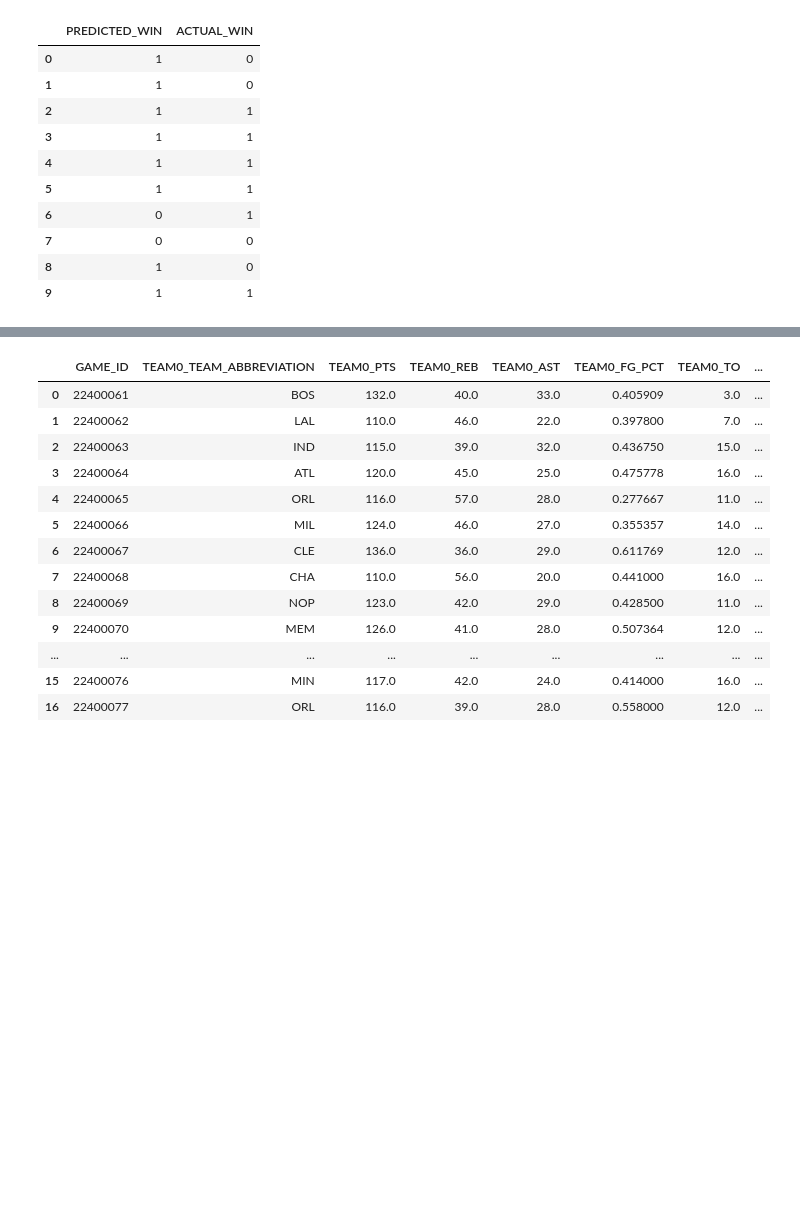
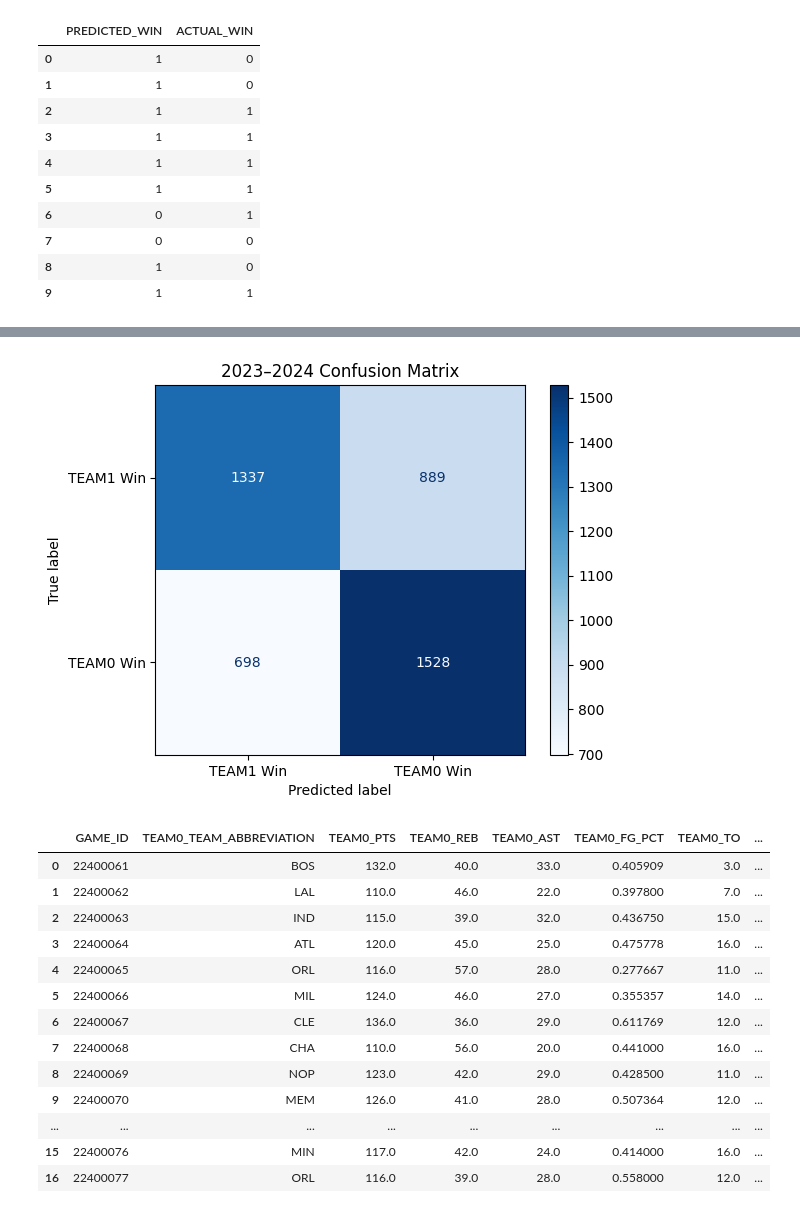
Before and after one commit to BihanDasgupta/ShotMint, a Jupyter notebook: MintShooter_RNN_Model.ipynb, the cells around one changed output, grey strips where cells are left out. Saved outputs shown, nothing was run; the diff lists cells and outputs as text; code cells hidden in the pictures; blank space fills up the shorter version.

```diff
--- a/MintShooter_RNN_Model.ipynb
+++ b/MintShooter_RNN_Model.ipynb
@@ -1113,5 +1132,15 @@ All                  17756  548  18304
 # %%
 ######################MODEL RESULTS/REPORTINGS########################
+# %%
+# Visualize the Confusion Matrix
+
+ConfusionMatrixDisplay.from_predictions(
+    y, train_preds_binary, display_labels=["TEAM1 Win", "TEAM0 Win"], cmap='Blues'
+)
+plt.title("2023–2024 Confusion Matrix")
+plt.show()
+# %% [output]
+[figure, added]
 # %%
 ##################### OLD EXPERIMENTAL STUFF ~ DISREGARD #########################
 # %%
```
Also changed, not shown: parts of 2 cells of this notebook, 1 other file.
